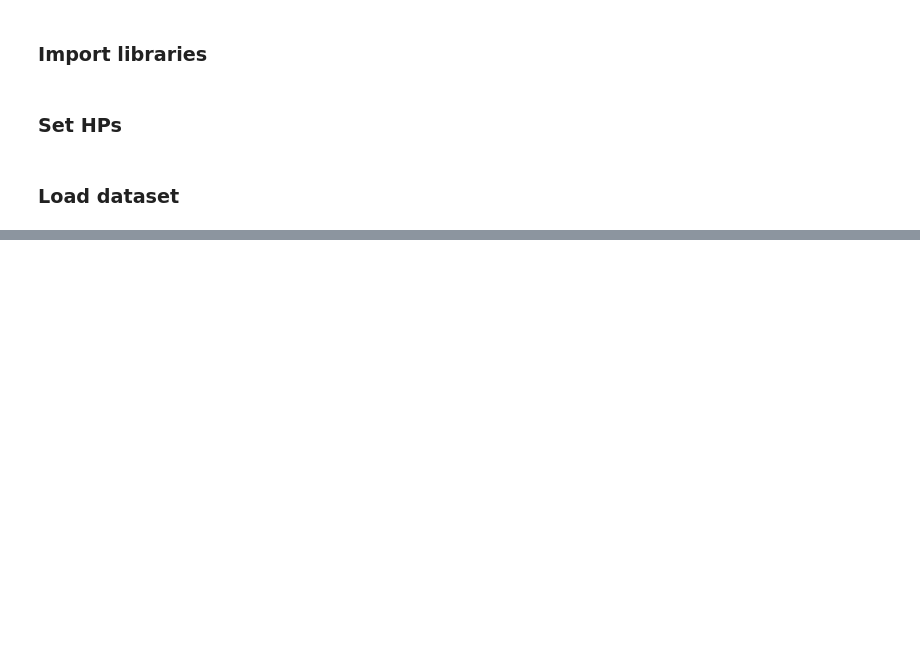
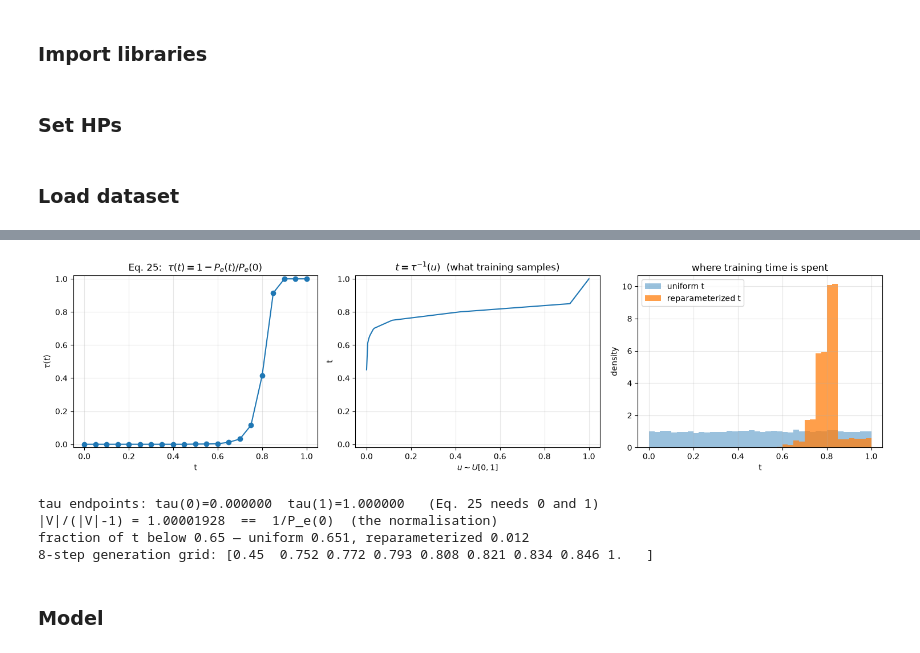
Before and after one commit to daoterog/continuous-flow-asr, a Jupyter notebook: notebooks/cont_flow_asr.ipynb, the cells around one changed output, grey strips where cells are left out. Saved outputs shown, nothing was run; the diff lists cells and outputs as text; code cells hidden in the pictures; blank space fills up the shorter version.

```diff
--- a/notebooks/cont_flow_asr.ipynb
+++ b/notebooks/cont_flow_asr.ipynb
@@ -80,0 +525,40 @@ audio_ds = AudioFeatureDataset(audio_feature_dir)
+# %%
+# tau from the model-free corruption sweep: the prior, before any training. Refresh it
+# later from a BinnedTokenError collected on the model itself.
+tau_inverse = make_tau_inverse(ts, recovery, VOCAB_SIZE)
+tau = tau_inverse.tau
+
+fig, axes = plt.subplots(1, 3, figsize=(15, 4))
+
+axes[0].plot(ts, tau, marker="o")
+axes[0].set_xlabel("t"); axes[0].set_ylabel(r"$\tau(t)$"); axes[0].set_ylim(-0.02, 1.02)
+axes[0].set_title(r"Eq. 25:  $\tau(t) = 1 - P_e(t)/P_e(0)$"); axes[0].grid(alpha=0.3)
+
+u_grid = np.linspace(0, 1, 201)
+axes[1].plot(u_grid, tau_inverse(u_grid))
+axes[1].set_xlabel(r"$u \sim U[0,1]$"); axes[1].set_ylabel("t"); axes[1].set_ylim(-0.02, 1.02)
+axes[1].set_title(r"$t = \tau^{-1}(u)$  (what training samples)"); axes[1].grid(alpha=0.3)
+
+rng = np.random.default_rng(0)
+axes[2].hist(rng.random(20000), bins=40, range=(0, 1), alpha=0.45, density=True, label="uniform t")
+axes[2].hist(tau_inverse(rng.random(20000)), bins=40, range=(0, 1), alpha=0.75,
+             density=True, label=r"reparameterized t")
+axes[2].set_xlabel("t"); axes[2].set_ylabel("density")
+axes[2].set_title("where training time is spent"); axes[2].legend(); axes[2].grid(alpha=0.3)
+
+plt.tight_layout(); plt.show()
+
+_u = rng.random(100000)
+print(f"tau endpoints: tau(0)={tau[0]:.6f}  tau(1)={tau[-1]:.6f}   (Eq. 25 needs 0 and 1)")
+print(f"|V|/(|V|-1) = {VOCAB_SIZE / (VOCAB_SIZE - 1):.8f}  ==  1/P_e(0)  (the normalisation)")
+print(f"fraction of t below 0.65 — uniform {np.mean(_u < 0.65):.3f}, "
+      f"reparameterized {np.mean(tau_inverse(_u) < 0.65):.3f}")
+print(f"8-step generation grid: {np.round(generation_grid(tau_inverse, 8), 3)}")
+# %% [output]
+[figure, added]
+tau endpoints: tau(0)=0.000000  tau(1)=1.000000   (Eq. 25 needs 0 and 1)
+|V|/(|V|-1) = 1.00001928  ==  1/P_e(0)  (the normalisation)
+fraction of t below 0.65 — uniform 0.651, reparameterized 0.012
+8-step generation grid: [0.45  0.752 0.772 0.793 0.808 0.821 0.834 0.846 1.   ]
+# %% [markdown]
+### Model
```
Also changed, not shown: parts of 17 cells of this notebook, 4 other files.
